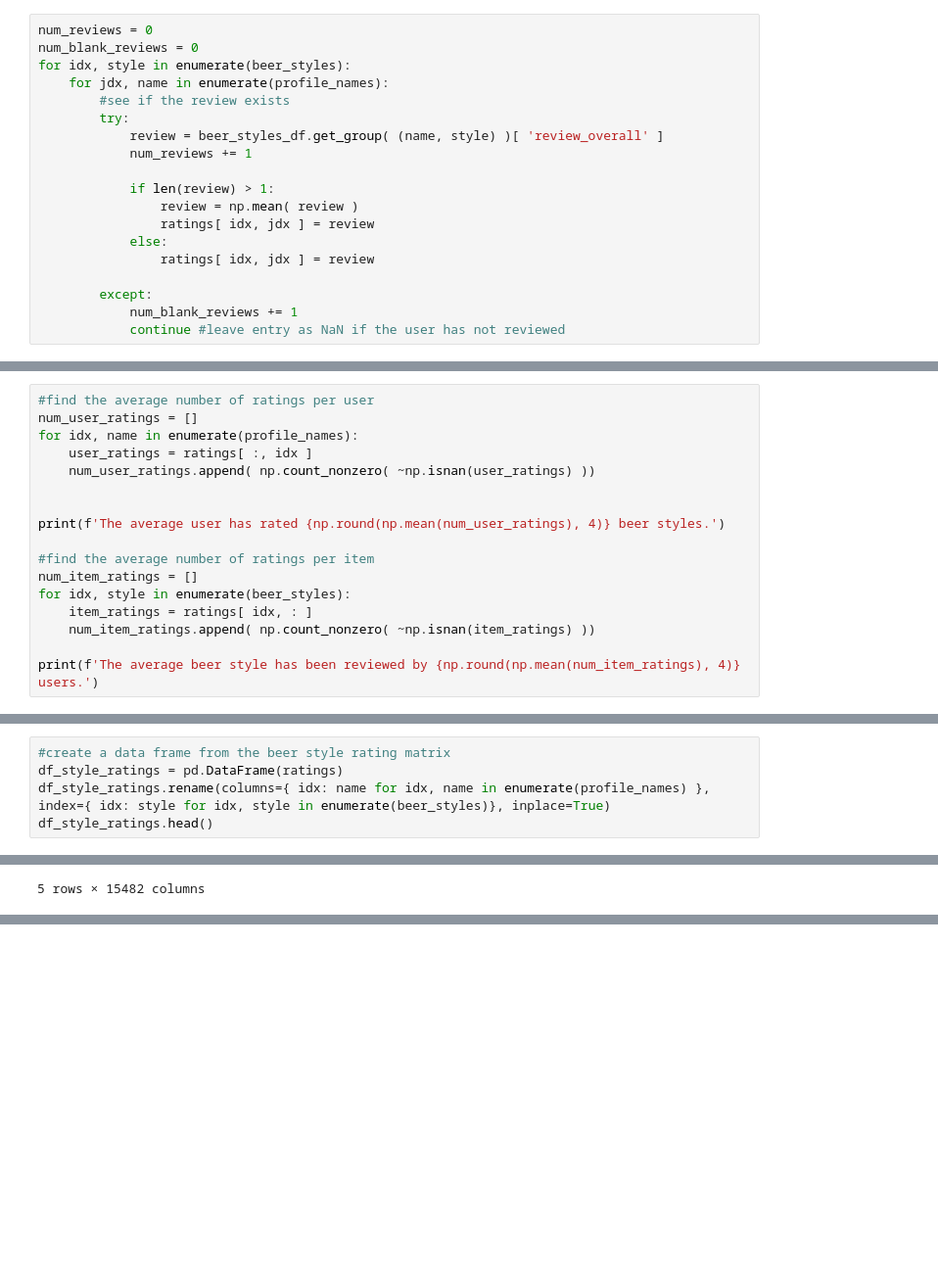
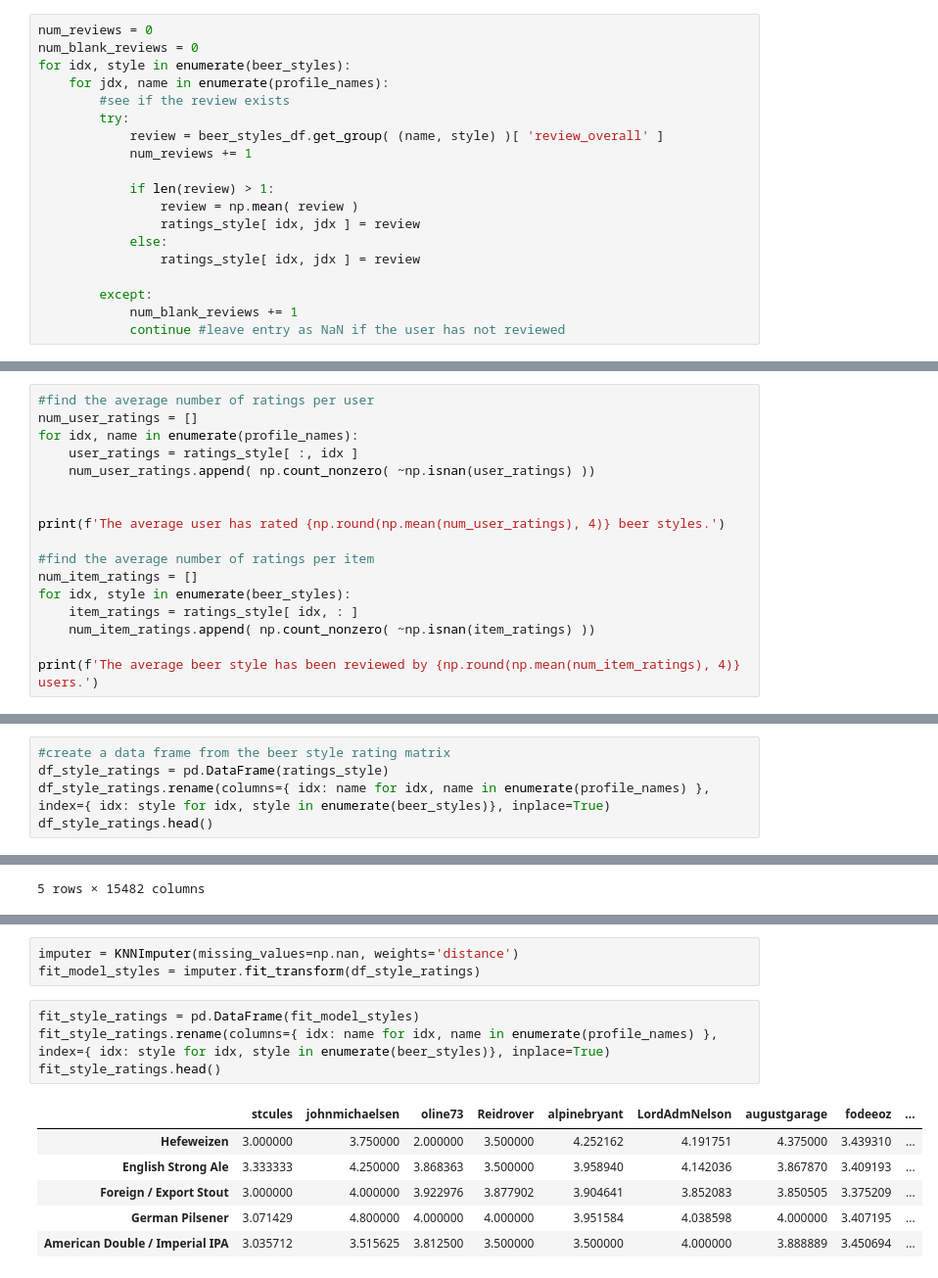
Before and after one commit to wfulton98/Final-Project, a Jupyter notebook: Beer Recommender System.ipynb, the cells around one changed output, grey strips where cells are left out. Shown: that part at 98% size. Saved outputs shown, nothing was run; the diff lists cells and outputs as text; blank space fills up the shorter version.

```diff
--- a/Beer Recommender System.ipynb
+++ b/Beer Recommender System.ipynb
@@ -222,9 +222,9 @@ for idx, style in enumerate(beer_styles):
 
             if len(review) > 1:
                 review = np.mean( review )
-                ratings[ idx, jdx ] = review
+                ratings_style[ idx, jdx ] = review
             else:
-                ratings[ idx, jdx ] = review
+                ratings_style[ idx, jdx ] = review
 
         except:
             num_blank_reviews += 1
@@ -237,7 +237,7 @@ There are 105748 total reviews for beer styles, and 1488898 empty reviews.
 #find the average number of ratings per user
 num_user_ratings = []
 for idx, name in enumerate(profile_names):
-    user_ratings = ratings[ :, idx ]
+    user_ratings = ratings_style[ :, idx ]
     num_user_ratings.append( np.count_nonzero( ~np.isnan(user_ratings) ))
 
 
@@ -246,7 +246,7 @@ print(f'The average user has rated {np.round(np.mean(num_user_ratings), 4)} beer
 #find the average number of ratings per item
 num_item_ratings = []
 for idx, style in enumerate(beer_styles):
-    item_ratings = ratings[ idx, : ]
+    item_ratings = ratings_style[ idx, : ]
     num_item_ratings.append( np.count_nonzero( ~np.isnan(item_ratings) ))
 
 print(f'The average beer style has been reviewed by {np.round(np.mean(num_item_ratings), 4)} users.')
@@ -255,7 +255,7 @@ The average user has rated 6.8304 beer styles.
 The average beer style has been reviewed by 1026.6796 users.
 # %%
 #create a data frame from the beer style rating matrix
-df_style_ratings = pd.DataFrame(ratings)
+df_style_ratings = pd.DataFrame(ratings_style)
 df_style_ratings.rename(columns={ idx: name for idx, name in enumerate(profile_names) }, index={ idx: style for idx, style in enumerate(beer_styles)}, inplace=True)
 df_style_ratings.head()
 # %% [output]
@@ -362,0 +368,14 @@ df_brewery_ratings.head()
+# %%
+imputer = KNNImputer(missing_values=np.nan, weights='distance')
+fit_model_styles = imputer.fit_transform(df_style_ratings)
+# %%
+fit_style_ratings = pd.DataFrame(fit_model_styles)
+fit_style_ratings.rename(columns={ idx: name for idx, name in enumerate(profile_names) }, index={ idx: style for idx, style in enumerate(beer_styles)}, inplace=True)
+fit_style_ratings.head()
+# %% [output]
+|  | stcules | johnmichaelsen | oline73 | Reidrover | alpinebryant | LordAdmNelson | augustgarage | fodeeoz | ... |
+| Hefeweizen | 3.000000 | 3.750000 | 2.000000 | 3.500000 | 4.252162 | 4.191751 | 4.375000 | 3.439310 | ... |
+| English Strong Ale | 3.333333 | 4.250000 | 3.868363 | 3.500000 | 3.958940 | 4.142036 | 3.867870 | 3.409193 | ... |
+| Foreign / Export Stout | 3.000000 | 4.000000 | 3.922976 | 3.877902 | 3.904641 | 3.852083 | 3.850505 | 3.375209 | ... |
+| German Pilsener | 3.071429 | 4.800000 | 4.000000 | 4.000000 | 3.951584 | 4.038598 | 4.000000 | 3.407195 | ... |
+| American Double / Imperial IPA | 3.035712 | 3.515625 | 3.812500 | 3.500000 | 3.500000 | 4.000000 | 3.888889 | 3.450694 | ... |
```
Also changed, not shown: parts of 5 cells of this notebook, 1 other file.
